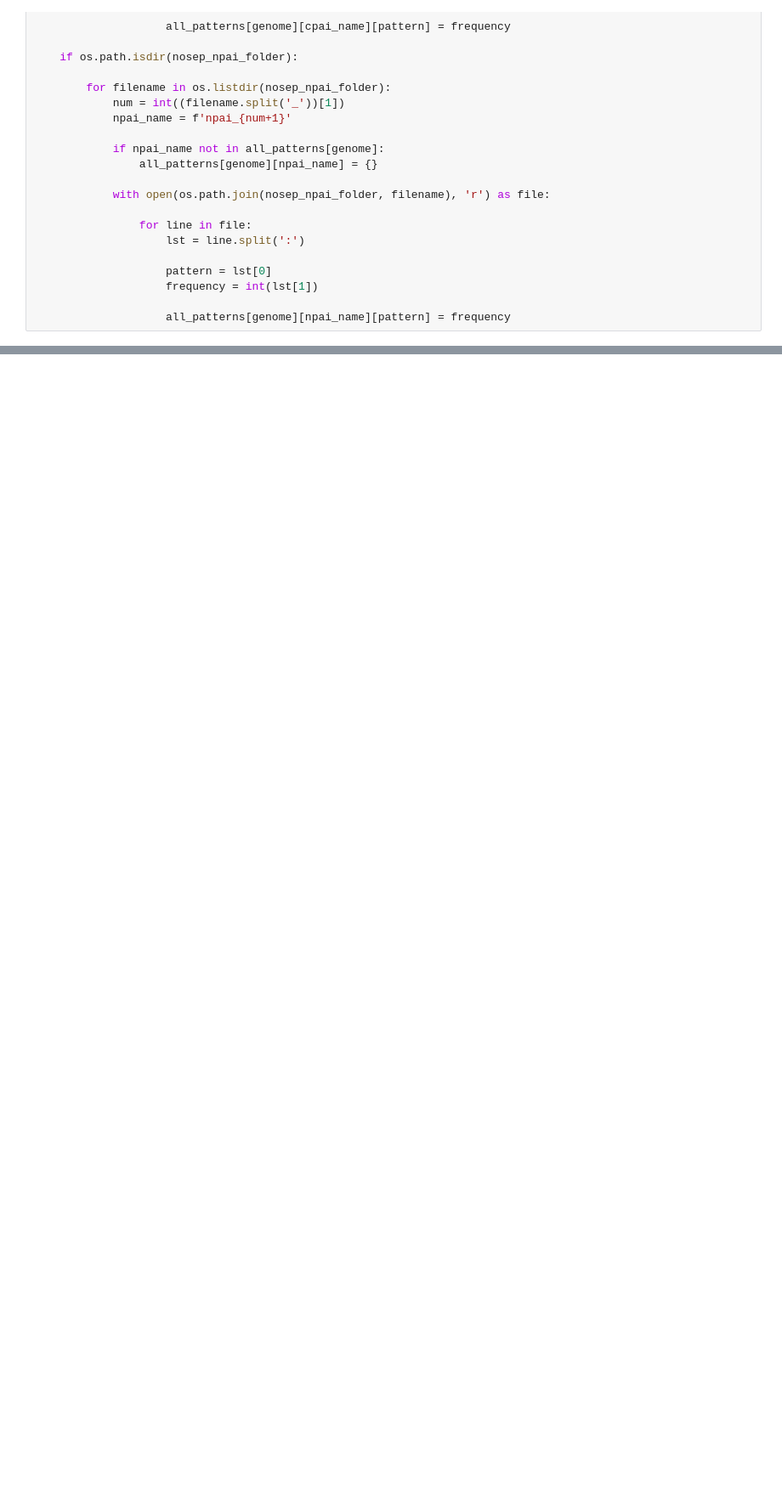
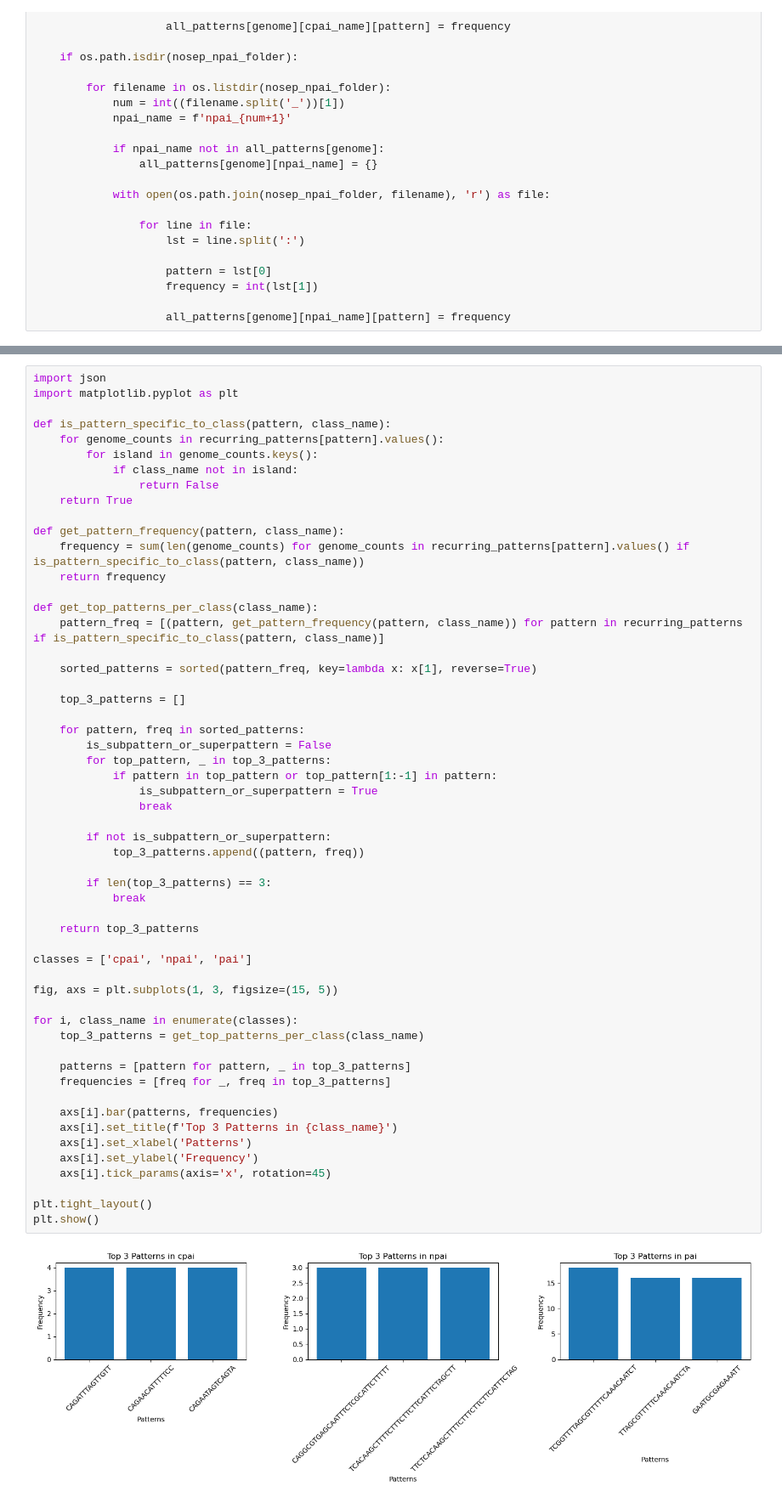
Before and after one commit to veljkoprodan/ip2_pai_patterns, a Jupyter notebook: h_pylori/h_pylori.ipynb, the cells around one changed output, grey strips where cells are left out. Shown at 85% size. Cells and saved outputs as stored; diff of their text form; blank space fills up the shorter version.

```diff
--- a/h_pylori/h_pylori.ipynb
+++ b/h_pylori/h_pylori.ipynb
@@ -1090,0 +1215,57 @@ Pattern 41987/41987
+# %%
+import json
+import matplotlib.pyplot as plt
+
+def is_pattern_specific_to_class(pattern, class_name):
+    for genome_counts in recurring_patterns[pattern].values():
+        for island in genome_counts.keys():
+            if class_name not in island:
+                return False
+    return True
+
+def get_pattern_frequency(pattern, class_name):
+    frequency = sum(len(genome_counts) for genome_counts in recurring_patterns[pattern].values() if is_pattern_specific_to_class(pattern, class_name))
+    return frequency
+
+def get_top_patterns_per_class(class_name):
+    pattern_freq = [(pattern, get_pattern_frequency(pattern, class_name)) for pattern in recurring_patterns if is_pattern_specific_to_class(pattern, class_name)]
+
+    sorted_patterns = sorted(pattern_freq, key=lambda x: x[1], reverse=True)
+
+    top_3_patterns = []
+
+    for pattern, freq in sorted_patterns:
+        is_subpattern_or_superpattern = False
+        for top_pattern, _ in top_3_patterns:
+            if pattern in top_pattern or top_pattern[1:-1] in pattern:
+                is_subpattern_or_superpattern = True
+                break
+
+        if not is_subpattern_or_superpattern:
+            top_3_patterns.append((pattern, freq))
+
+        if len(top_3_patterns) == 3:
+            break
+
+    return top_3_patterns
+
+classes = ['cpai', 'npai', 'pai']
+
+fig, axs = plt.subplots(1, 3, figsize=(15, 5))
+
+for i, class_name in enumerate(classes):
+    top_3_patterns = get_top_patterns_per_class(class_name)
+
+    patterns = [pattern for pattern, _ in top_3_patterns]
+    frequencies = [freq for _, freq in top_3_patterns]
+
+    axs[i].bar(patterns, frequencies)
+    axs[i].set_title(f'Top 3 Patterns in {class_name}')
+    axs[i].set_xlabel('Patterns')
+    axs[i].set_ylabel('Frequency')
+    axs[i].tick_params(axis='x', rotation=45)
+
+plt.tight_layout()
+plt.show()
+# %% [output]
+[figure, added]
```
Also changed, not shown: parts of 32 cells of this notebook, 7 other files.
